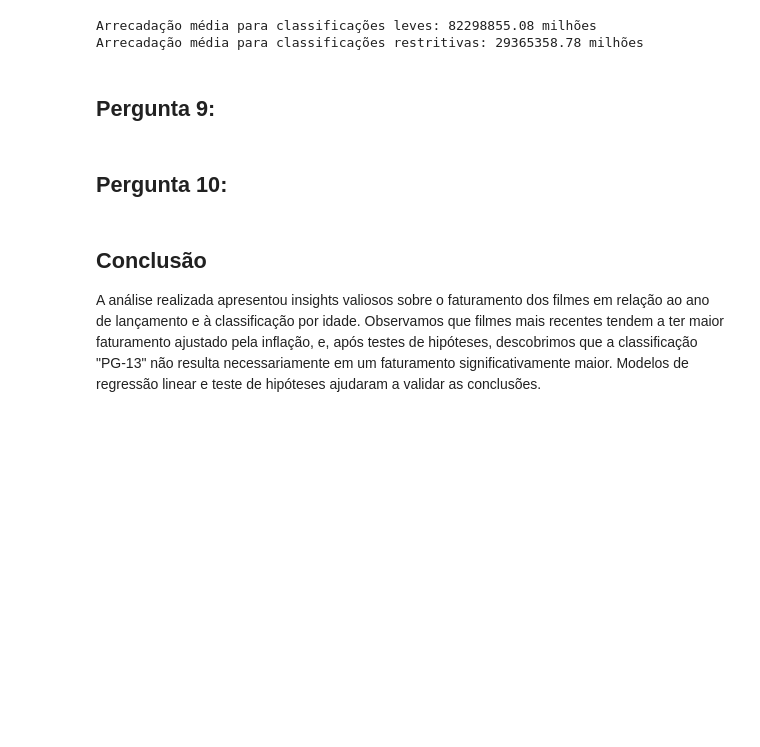
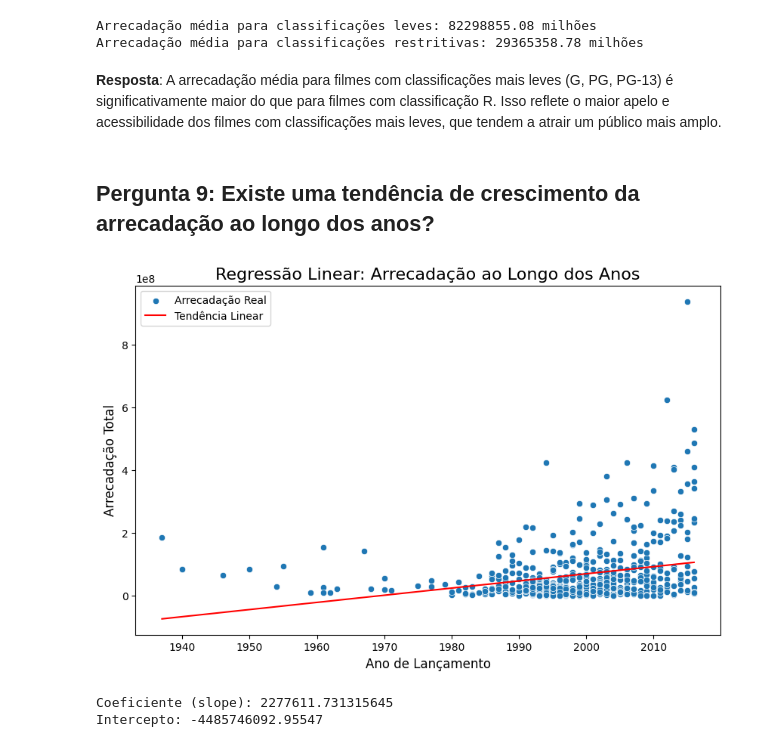
Before and after one commit to PalomaRodrigues33/DS-CP1-2SEM, a Jupyter notebook: analise_filmes_disney.ipynb, the cells around one changed output. Drawn from its saved outputs; the diff is of its cells as text; code cells hidden in the pictures; blank space fills up the shorter version.

```diff
--- a/analise_filmes_disney.ipynb
+++ b/analise_filmes_disney.ipynb
@@ -226,12 +241,45 @@ print(f'Arrecadação média para classificações restritivas: {restricted_rati
 # %% [output]
 Arrecadação média para classificações leves: 82298855.08 milhões
 Arrecadação média para classificações restritivas: 29365358.78 milhões
-# %% [markdown]
-## Pergunta 9:
-# %% [markdown]
-## Pergunta 10:
-# %% [markdown]
-
-## Conclusão
-
-A análise realizada apresentou insights valiosos sobre o faturamento dos filmes em relação ao ano de lançamento e à classificação por idade. Observamos que filmes mais recentes tendem a ter maior faturamento ajustado pela inflação, e, após testes de hipóteses, descobrimos que a classificação "PG-13" não resulta necessariamente em um faturamento significativamente maior. Modelos de regressão linear e teste de hipóteses ajudaram a validar as conclusões.
+# %% [markdown]
+**Resposta**: A arrecadação média para filmes com classificações mais leves (G, PG, PG-13) é significativamente maior do que para filmes com classificação R. Isso reflete o maior apelo e acessibilidade dos filmes com classificações mais leves, que tendem a atrair um público mais amplo.
+# %% [markdown]
+## Pergunta 9: Existe uma tendência de crescimento da arrecadação ao longo dos anos?
+# %%
+from sklearn.linear_model import LinearRegression
+
+# Preparar os dados para regressão
+
+df['release_date'] = pd.to_datetime(df['release_date'], errors='coerce')
+df['release_year'] = df['release_date'].dt.year
+X = df[['release_year']]  # Variável independente: ano de lançamento
+y = df['total_gross']     # Variável dependente: arrecadação total
+
+# Criar o modelo de regressão linear
+model = LinearRegression()
+model.fit(X, y)
+
+# Coeficiente angular e intercepto da reta
+slope = model.coef_[0]
+intercept = model.intercept_
+
+# Fazer predições usando o modelo
+df['predicted_gross'] = model.predict(X)
+
+# Visualizar os resultados com um gráfico de dispersão
+plt.figure(figsize=(10, 6))
+sns.scatterplot(x='release_year', y='total_gross', data=df, label='Arrecadação Real')
+sns.lineplot(x='release_year', y='predicted_gross', data=df, color='red', label='Tendência Linear')
+plt.title('Regressão Linear: Arrecadação ao Longo dos Anos', fontsize=16)
+plt.xlabel('Ano de Lançamento', fontsize=12)
+plt.ylabel('Arrecadação Total', fontsize=12)
+plt.legend()
+plt.show()
+
+# Exibir coeficiente e intercepto da regressão
+print(f"Coeficiente (slope): {slope}")
+print(f"Intercepto: {intercept}")
+# %% [output]
+[figure, added]
+Coeficiente (slope): 2277611.731315645
+Intercepto: -4485746092.95547
```
Also changed, not shown: parts of 17 cells of this notebook.
